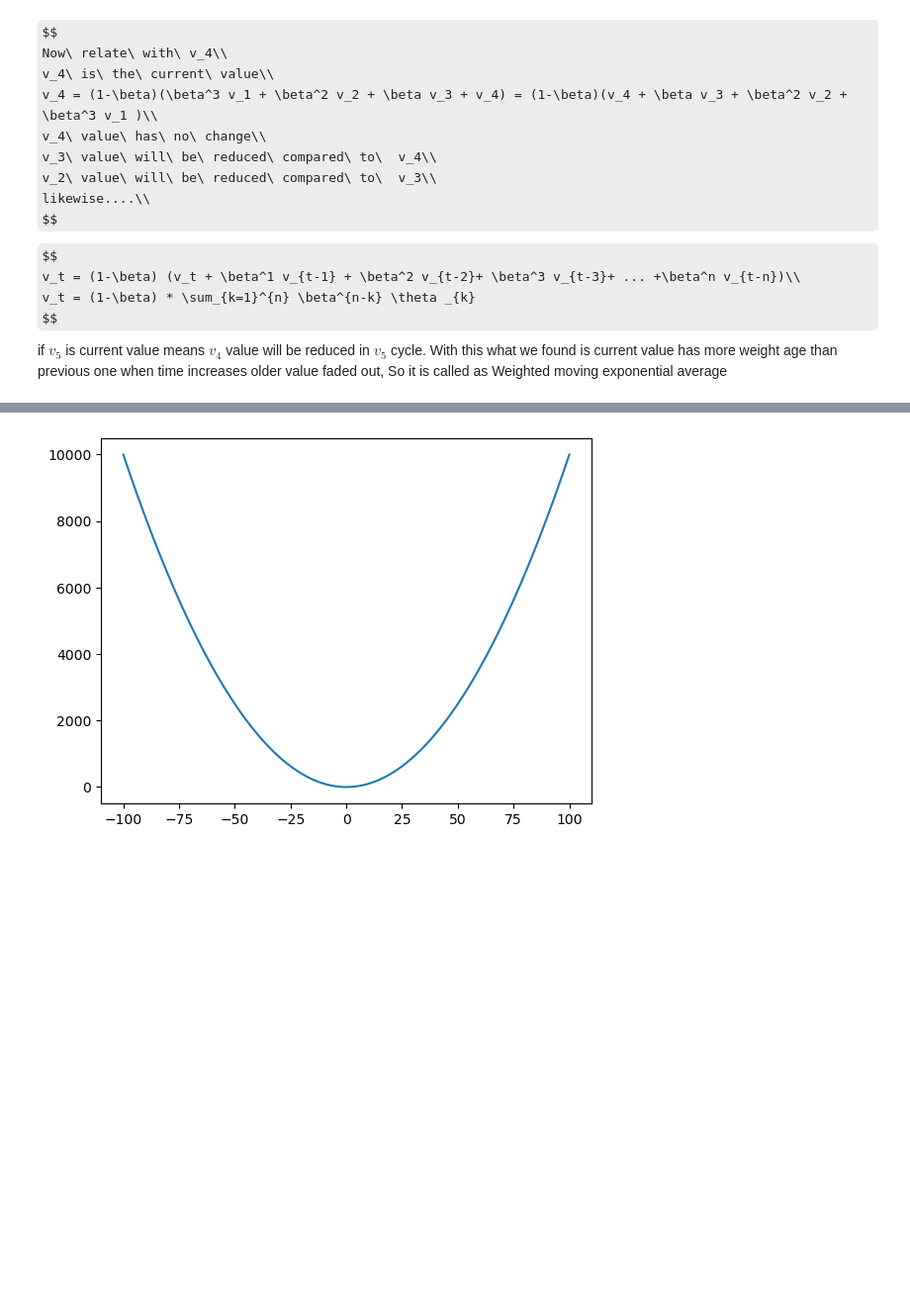
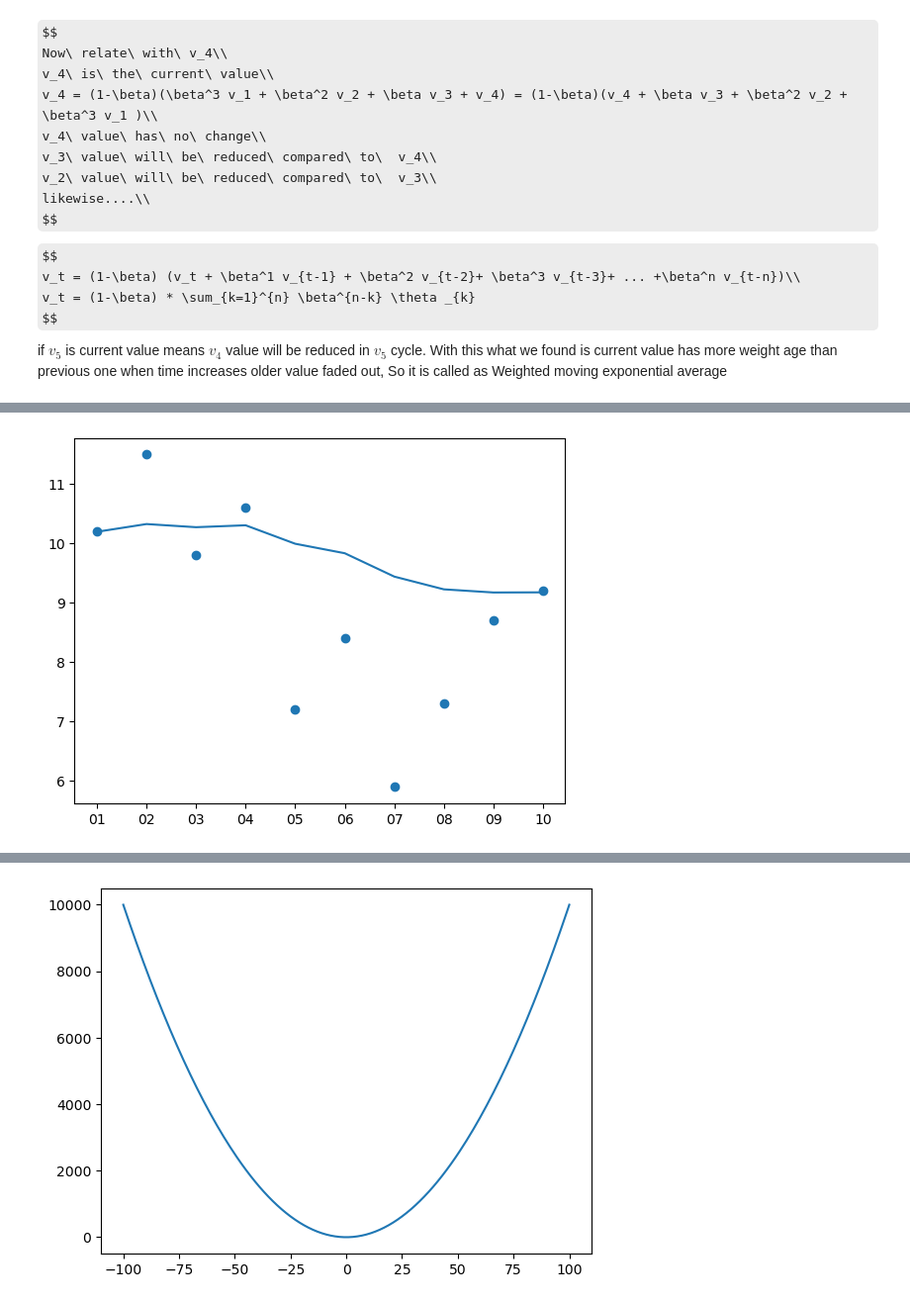
Before and after one commit to Jithendiran/mlTask, a Jupyter notebook: docs/gradient/Momentum.ipynb, the cells around one changed output, grey strips where cells are left out. Shown: that part at 99% size. Saved outputs shown, nothing was run; the diff lists cells and outputs as text; code cells hidden in the pictures; some formulas as TeX source; blank space fills up the shorter version.

```diff
--- a/docs/gradient/Momentum.ipynb
+++ b/docs/gradient/Momentum.ipynb
@@ -123,0 +153,5 @@ if $v_5$ is current value means $v_4$ value  will be reduced in $v_5$ cycle. Wit
+# %%
+y1 = expoWeightAvg(0.9,y)
+graph(x,y,y1)
+# %% [output]
+[figure, added]
```
Also changed, not shown: parts of 11 cells of this notebook.
